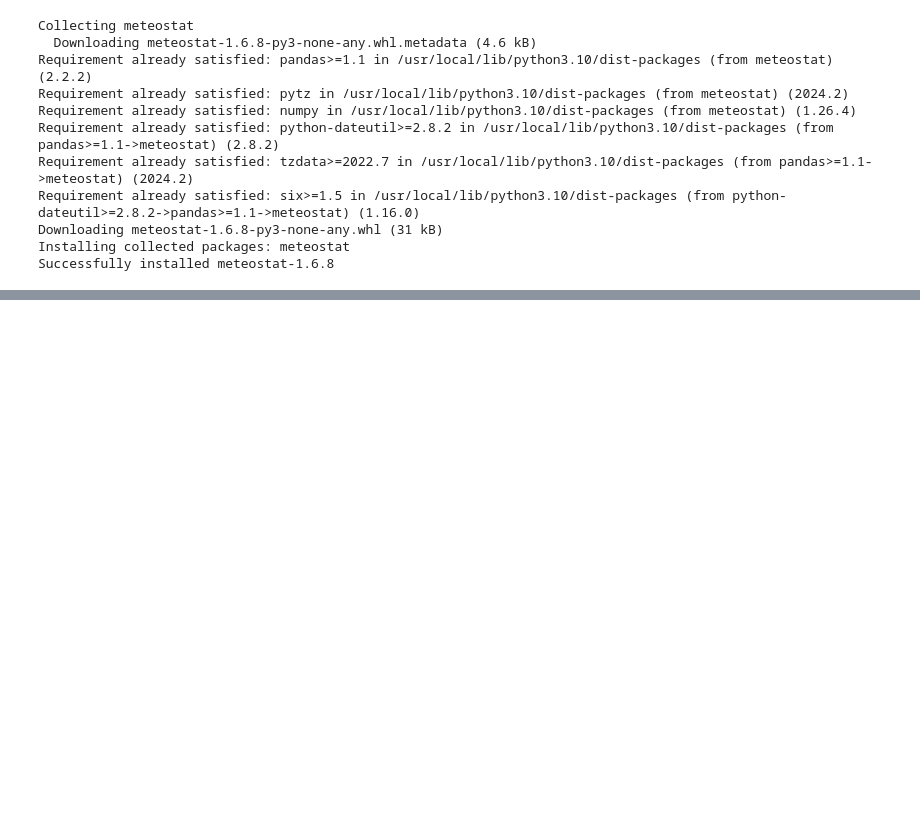
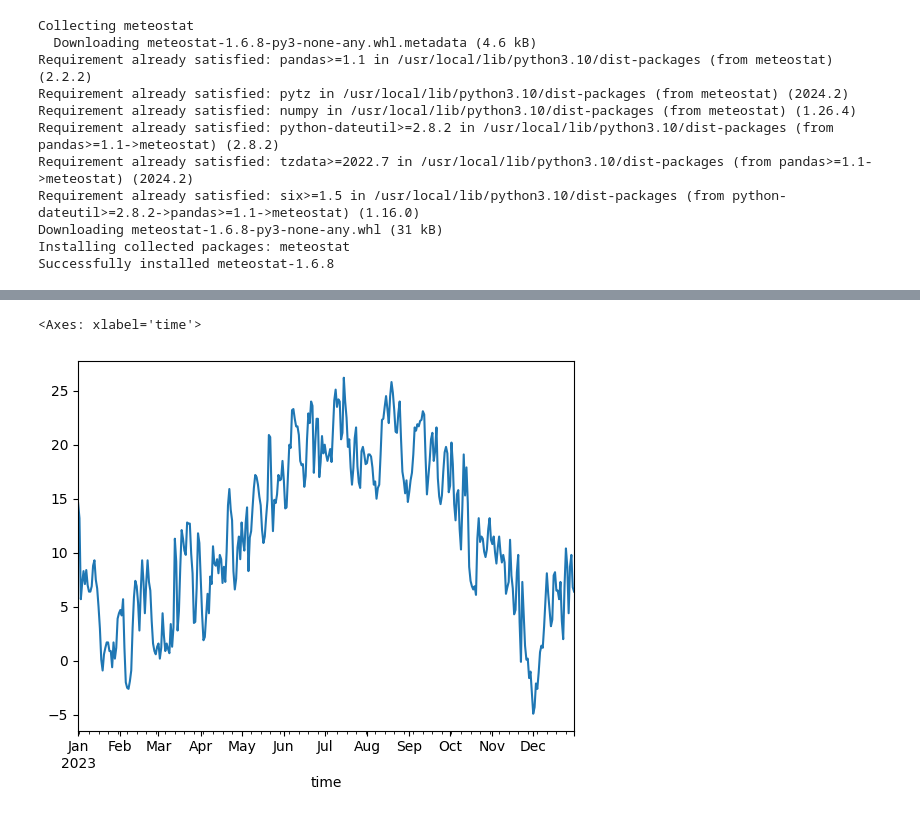
Before and after one commit to Bluerrror/Python-Course, a Jupyter notebook: Python_third_session.ipynb, the cells around one changed output, grey strips where cells are left out. Drawn from its saved outputs; the diff is of its cells as text; code cells hidden in the pictures; blank space fills up the shorter version.

```diff
--- a/Python_third_session.ipynb
+++ b/Python_third_session.ipynb
@@ -1127,20 +1127,7 @@ berlin = Point(52.52, 13.41, 34)
 
 # Get daily data for 2023
 data = Daily(berlin, start, end)
-data = data.fetch()
+data = data.fetch().reset_index()
 
-# Plot average temperature
-plt.plot(data.index, data['tavg'])
-plt.xlabel('Date')
-plt.ylabel('Average Temperature (°C)')
-plt.title('Daily Average Temperature in Berlin, Germany (2023)')
-plt.show()
-
-
-from google.colab import files
-
-# Save the data to a CSV file
-data.to_csv('germany_weather_data.csv')
-
-# Download the file
-files.download('germany_weather_data.csv')
+data = data.set_index('time')
+data
@@ -1146,0 +1149,5 @@ files.download('germany_weather_data.csv')
+# %%
+data['tavg'].plot()
+# %% [output]
+<Axes: xlabel='time'>
+[figure, added]
```
Also changed, not shown: parts of 7 cells of this notebook.
